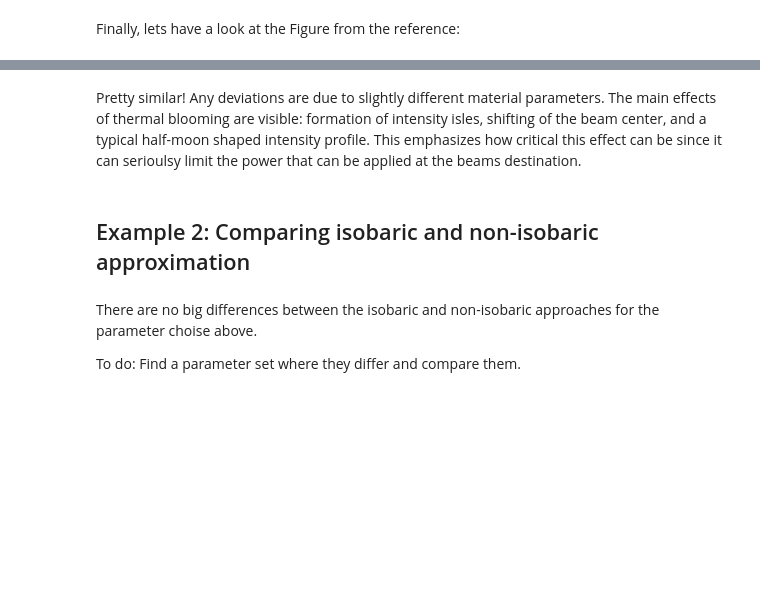
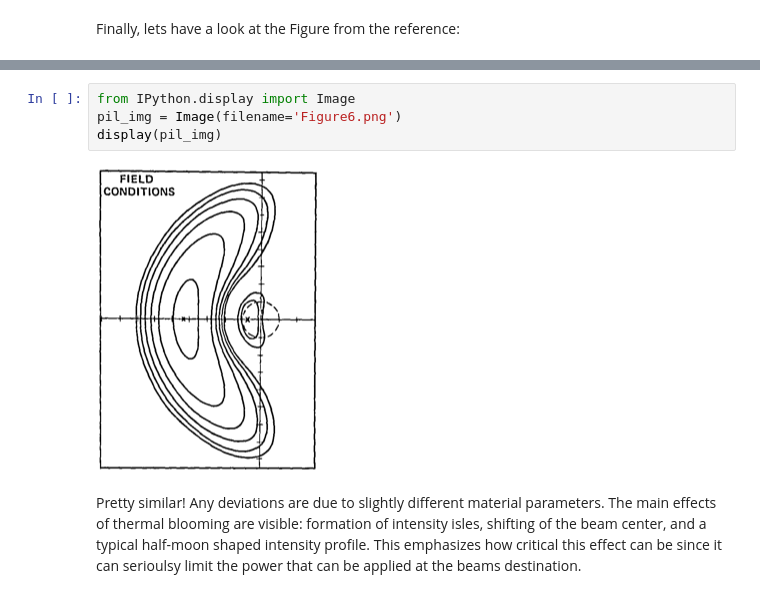
Before and after one commit to mperrin/poppy, a Jupyter notebook: notebooks/Thermal Blooming Demo.ipynb, the cells around one changed output, grey strips where cells are left out. Drawn from its saved outputs; the diff is of its cells as text; blank space fills up the shorter version.

Commit message:
Added a figure (png) to show in the thermal blooming notebook and removed the old one (pdf) because there were troubles to show it

```diff
--- a/notebooks/Thermal Blooming Demo.ipynb
+++ b/notebooks/Thermal Blooming Demo.ipynb
@@ -120,8 +115,8 @@ HTML('<iframe src="Figure6.pdf" width=200 height=270></iframe>')
+# %%
+from IPython.display import Image
+pil_img = Image(filename='Figure6.png')
+display(pil_img)
+# %% [output]
+[figure, added]
 # %% [markdown]
 Pretty similar! Any deviations are due to slightly different material parameters. The main effects of thermal blooming are visible: formation of intensity isles, shifting of the beam center, and a typical half-moon shaped intensity profile. This emphasizes how critical this effect can be since it can serioulsy limit the power that can be applied at the beams destination.
-# %% [markdown]
-## Example 2: Comparing isobaric and non-isobaric approximation
-# %% [markdown]
-There are no big differences between the isobaric and non-isobaric approaches for the parameter choise above.
-
-To do: Find a parameter set where they differ and compare them.
```
Also changed, not shown: parts of 1 cell of this notebook, 2 other files.
